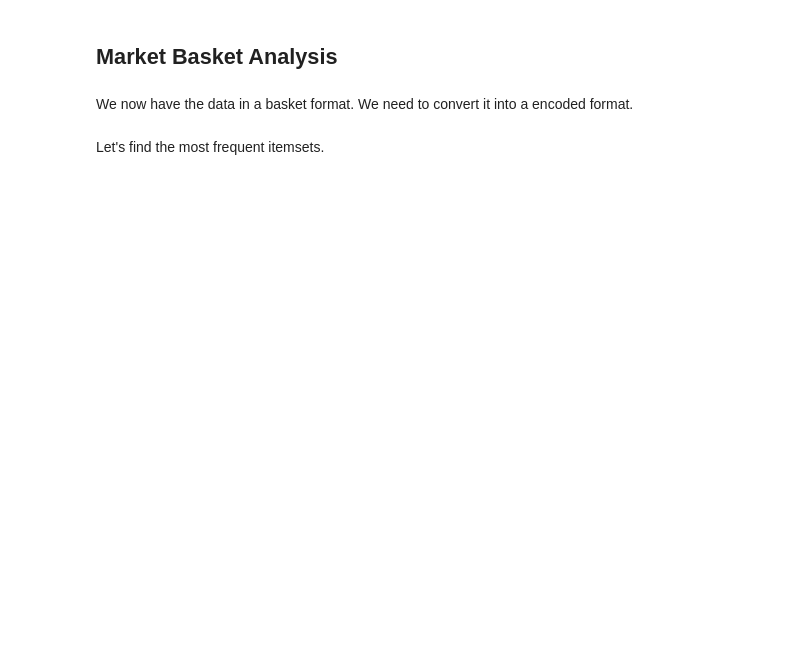
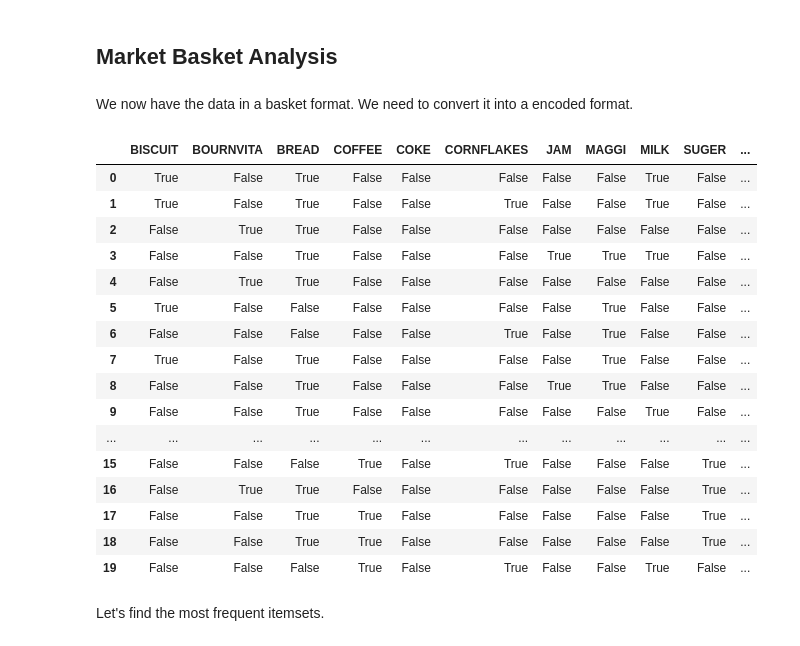
Before and after one commit to christinabrnn/Python-Study, a Jupyter notebook: BA820/association_rules_unsolved.ipynb, the cells around one changed output. Cells and saved outputs as stored; diff of their text form; code cells hidden in the pictures; blank space fills up the shorter version.

```diff
--- a/BA820/association_rules_unsolved.ipynb
+++ b/BA820/association_rules_unsolved.ipynb
@@ -39,0 +38,4 @@ data =
+# %%
+data_column = df.iloc[:,0]
+data = list(data_column.apply(lambda x: x.split(',')))
+data
@@ -40,2 +63,9 @@ data =
 # %% [markdown]
 Out of curiousity, what are the unique values?
+# %%
+data_unique = []
+
+for i in data:
+  data_unique = data_unique + i
+
+set(data_unique)
@@ -59,0 +97,10 @@ data
+# %%
+for indx, lst in enumerate(data):
+
+  lst = [i for i in lst if i]
+  lst = ['COFFEE' if i == 'CAFE' else i for i in lst]
+  lst = ['COKE' if i == 'COCACOLA' else i for i in lst]
+
+  data[indx] = lst
+
+data
@@ -64,10 +132,29 @@ We now have the data in a basket format. We need to convert it into a encoded fo
 # %%
 # Transform data
 te = TransactionEncoder()
-transactions =
+transactions = te.fit(data).transform(data)
+transactions
 
 # Create a dataframe from the data
-df_encoded =
+df_encoded = pd.DataFrame(transactions, columns = te.columns_)
 df_encoded
+# %% [output]
+|  | BISCUIT | BOURNVITA | BREAD | COFFEE | COKE | CORNFLAKES | JAM | MAGGI | MILK | SUGER | ... |
+| 0 | True | False | True | False | False | False | False | False | True | False | ... |
+| 1 | True | False | True | False | False | True | False | False | True | False | ... |
+| 2 | False | True | True | False | False | False | False | False | False | False | ... |
+| 3 | False | False | True | False | False | False | True | True | True | False | ... |
+| 4 | False | True | True | False | False | False | False | False | False | False | ... |
+| 5 | True | False | False | False | False | False | False | True | False | False | ... |
+| 6 | False | False | False | False | False | True | False | True | False | False | ... |
+| 7 | True | False | True | False | False | False | False | True | False | False | ... |
+| 8 | False | False | True | False | False | False | True | True | False | False | ... |
+| 9 | False | False | True | False | False | False | False | False | True | False | ... |
+| ... | ... | ... | ... | ... | ... | ... | ... | ... | ... | ... | ... |
+| 15 | False | False | False | True | False | True | False | False | False | True | ... |
+| 16 | False | True | True | False | False | False | False | False | False | True | ... |
+| 17 | False | False | True | True | False | False | False | False | False | True | ... |
+| 18 | False | False | True | True | False | False | False | False | False | True | ... |
+| 19 | False | False | False | True | False | True | False | False | True | False | ... |
 # %% [markdown]
 Let's find the most frequent itemsets.
```
Also changed, not shown: parts of 18 cells of this notebook.
